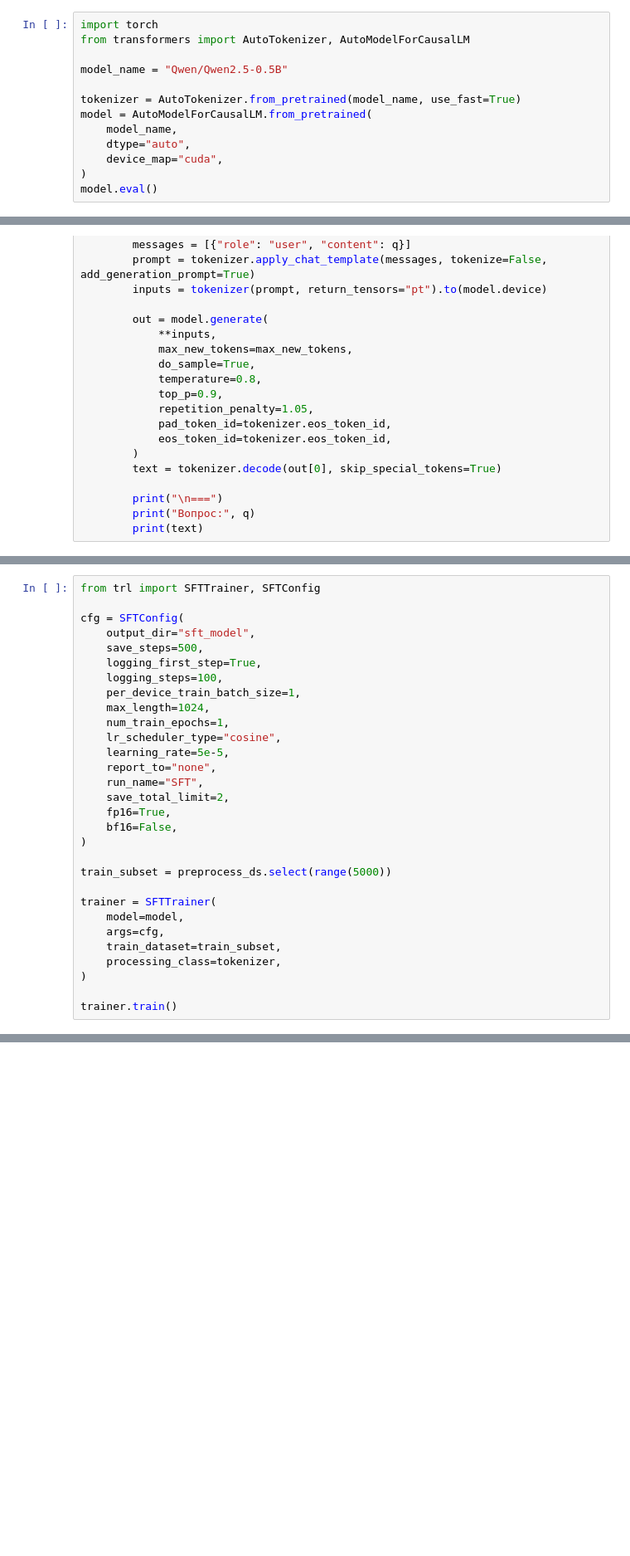
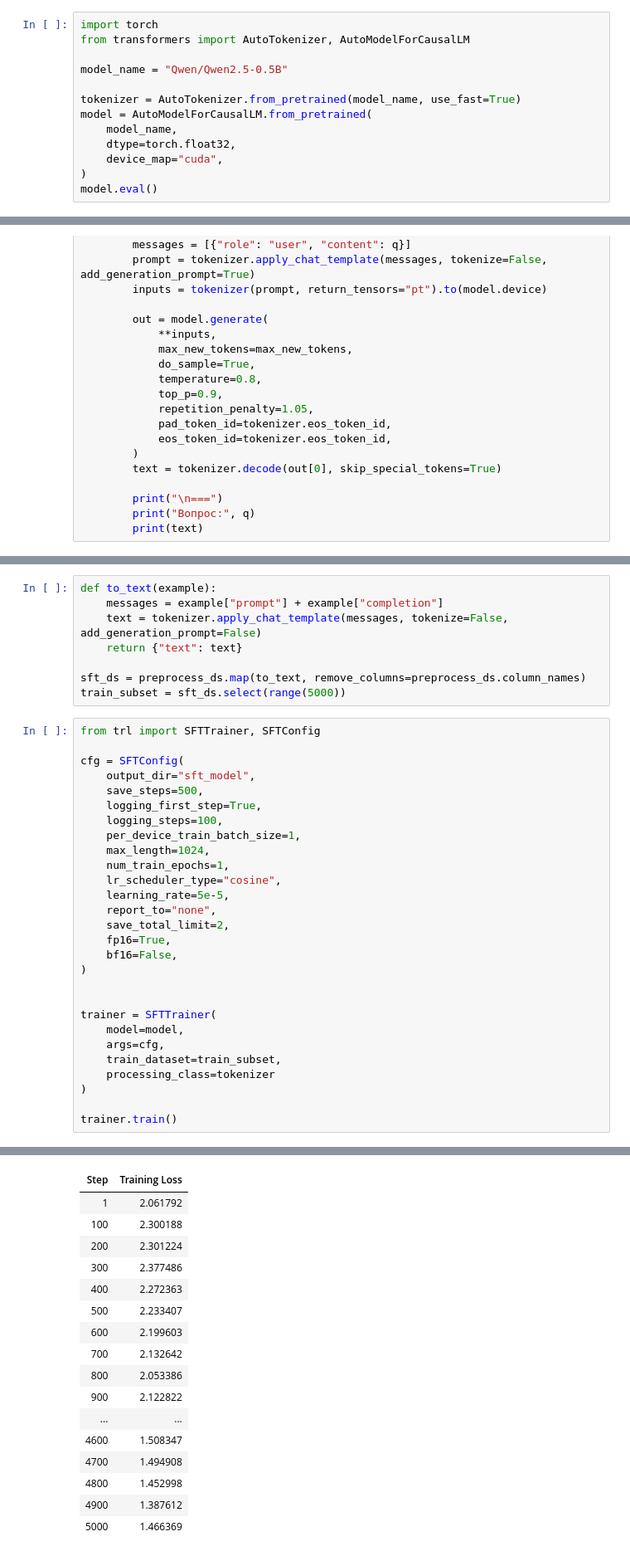
Before and after one commit to GladunAD/yandex_practicum_nlp, a Jupyter notebook: pipeline_llm_pretrain_sft.ipynb, the cells around one changed output, grey strips where cells are left out. Shown at 83% size. Cells and saved outputs as stored; diff of their text form; blank space fills up the shorter version.

```diff
--- a/pipeline_llm_pretrain_sft.ipynb
+++ b/pipeline_llm_pretrain_sft.ipynb
@@ -944,7 +946,7 @@ model_name = "Qwen/Qwen2.5-0.5B"
 tokenizer = AutoTokenizer.from_pretrained(model_name, use_fast=True)
 model = AutoModelForCausalLM.from_pretrained(
     model_name,
-    dtype="auto",
+    dtype=torch.float32,
     device_map="cuda",
 )
 model.eval()
@@ -1021,3 +1023,11 @@ ScrollIndicatorsystem
+# %%
+def to_text(example):
+    messages = example["prompt"] + example["completion"]
+    text = tokenizer.apply_chat_template(messages, tokenize=False, add_generation_prompt=False)
+    return {"text": text}
+
+sft_ds = preprocess_ds.map(to_text, remove_columns=preprocess_ds.column_names)
+train_subset = sft_ds.select(range(5000))
 # %%
 from trl import SFTTrainer, SFTConfig
 
@@ -1032,19 +1042,17 @@ cfg = SFTConfig(
     lr_scheduler_type="cosine",
     learning_rate=5e-5,
     report_to="none",
-    run_name="SFT",
     save_total_limit=2,
     fp16=True,
     bf16=False,
 )
 
-train_subset = preprocess_ds.select(range(5000))
 
 trainer = SFTTrainer(
     model=model,
     args=cfg,
     train_dataset=train_subset,
-    processing_class=tokenizer,
+    processing_class=tokenizer
 )
 
 trainer.train()
@@ -1053,0 +1062,17 @@ NotImplementedError: "_amp_foreach_non_finite_check_and_unscale_cuda" not implem
+| Step | Training Loss |
+| 1 | 2.061792 |
+| 100 | 2.300188 |
+| 200 | 2.301224 |
+| 300 | 2.377486 |
+| 400 | 2.272363 |
+| 500 | 2.233407 |
+| 600 | 2.199603 |
+| 700 | 2.132642 |
+| 800 | 2.053386 |
+| 900 | 2.122822 |
+| ... | ... |
+| 4600 | 1.508347 |
+| 4700 | 1.494908 |
+| 4800 | 1.452998 |
+| 4900 | 1.387612 |
+| 5000 | 1.466369 |
```
Also changed, not shown: parts of 5 cells of this notebook.
